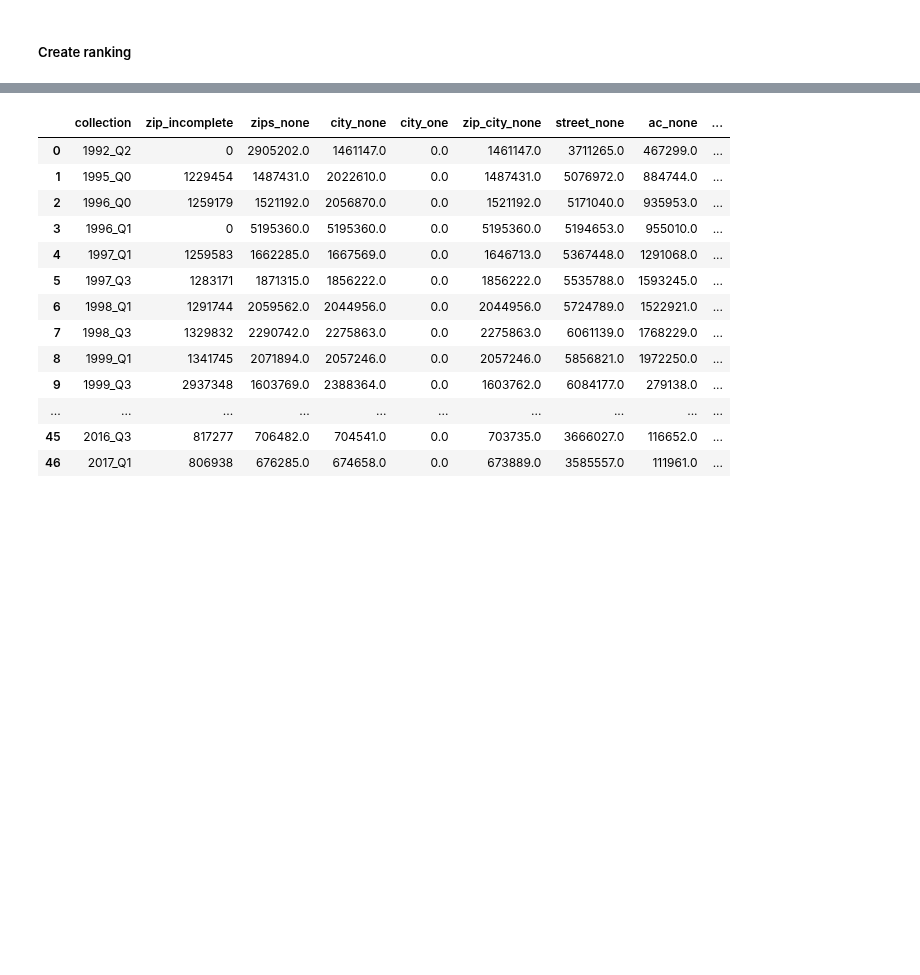
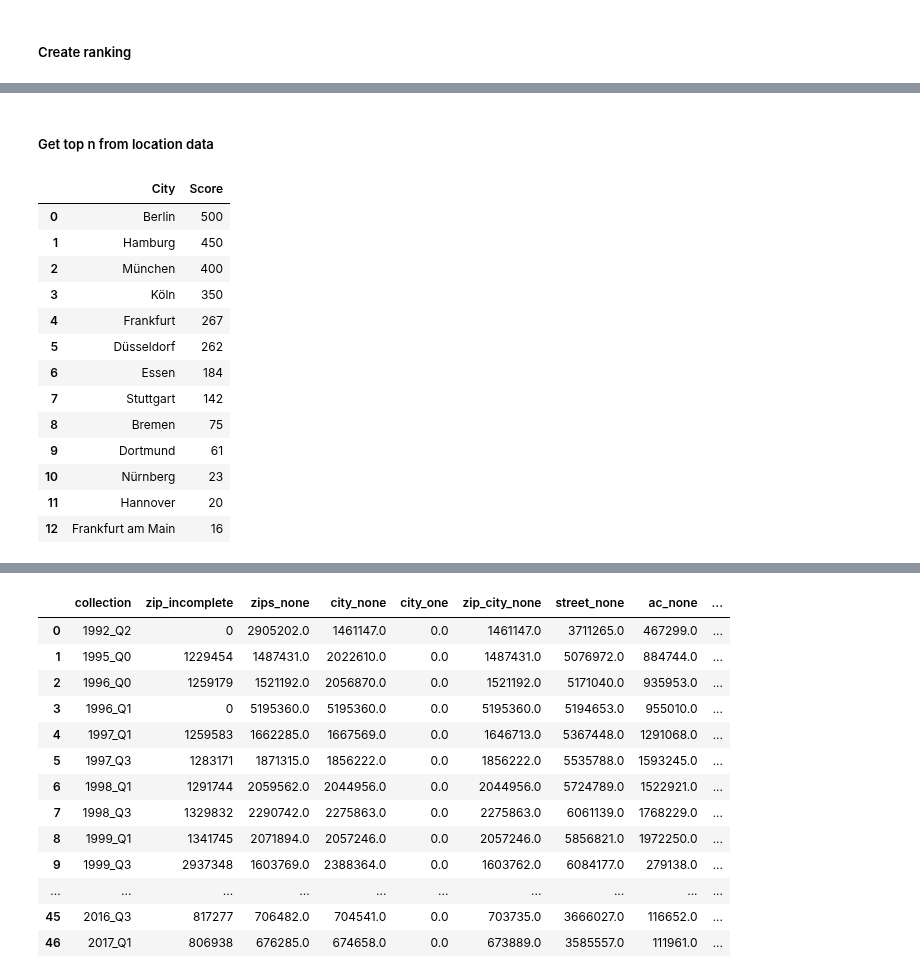
Before and after one commit to mayo-s/phonebookdiver, a Jupyter notebook: jupyter/phonebookdiver_notebook.ipynb, the cells around one changed output, grey strips where cells are left out. Cells and saved outputs as stored; diff of their text form; code cells hidden in the pictures; blank space fills up the shorter version.

```diff
--- a/jupyter/phonebookdiver_notebook.ipynb
+++ b/jupyter/phonebookdiver_notebook.ipynb
@@ -751,0 +812,2 @@ build_ranking('firstname')
+# %% [markdown]
+##### Get top n from location data
@@ -751,0 +816,18 @@ build_ranking('firstname')
+# %%
+# build_ranking(top_n_locations, 'city')
+pd.DataFrame(build_ranking(top_n_locations, 'city').items(), columns=['City', 'Score'])
+# %% [output]
+|  | City | Score |
+| 0 | Berlin | 500 |
+| 1 | Hamburg | 450 |
+| 2 | München | 400 |
+| 3 | Köln | 350 |
+| 4 | Frankfurt | 267 |
+| 5 | Düsseldorf | 262 |
+| 6 | Essen | 184 |
+| 7 | Stuttgart | 142 |
+| 8 | Bremen | 75 |
+| 9 | Dortmund | 61 |
+| 10 | Nürnberg | 23 |
+| 11 | Hannover | 20 |
+| 12 | Frankfurt am Main | 16 |
```
Also changed, not shown: parts of 27 cells of this notebook.
